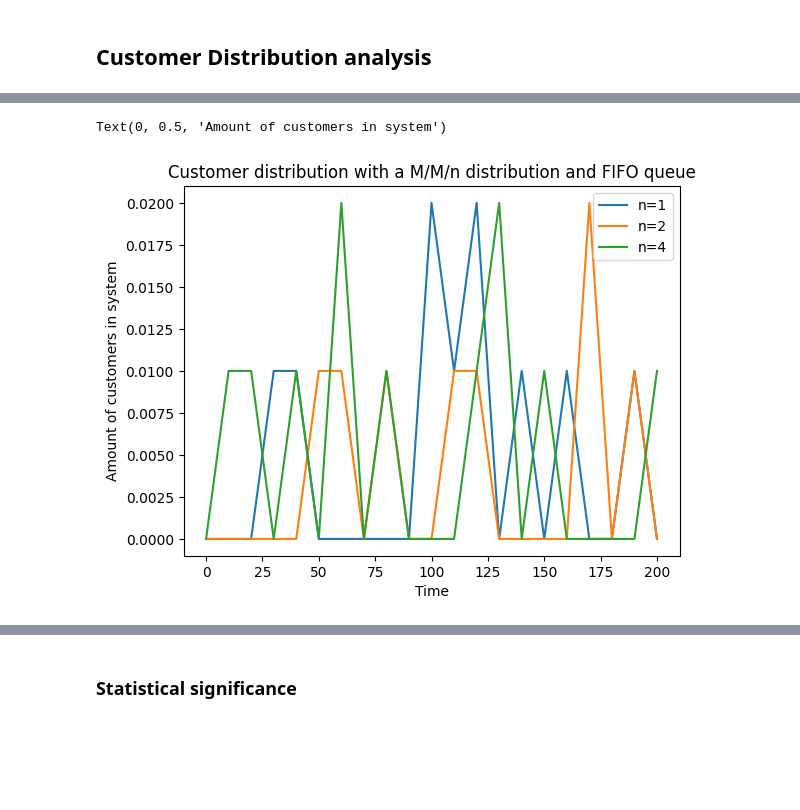
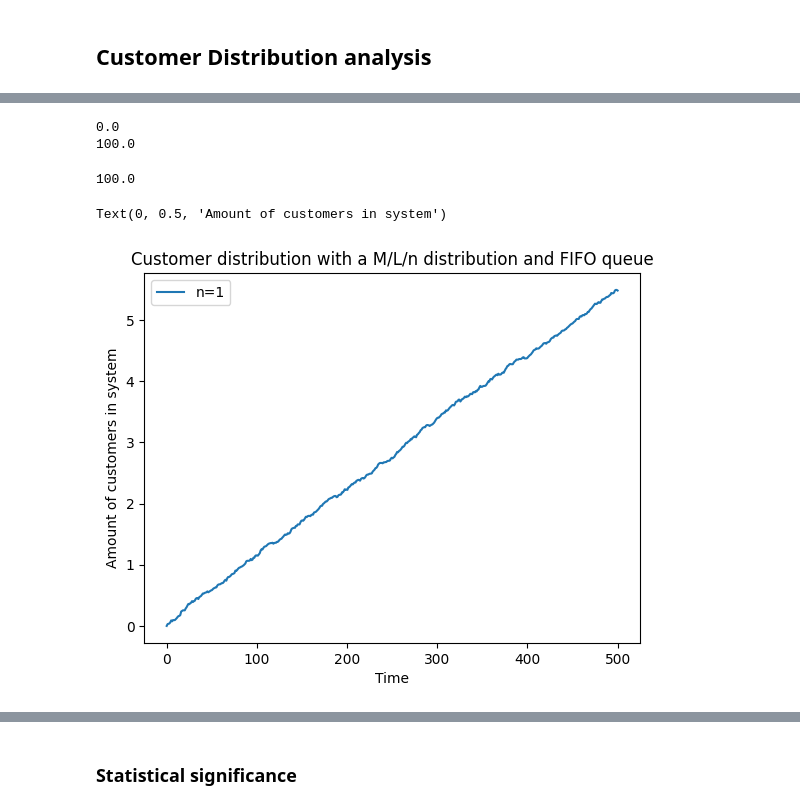
Before and after one commit to gajera-divya/Stochastic_simulations, a Jupyter notebook: SS_Kenia_Divya_Thomas_Assignment2.ipynb, the cells around one changed output, grey strips where cells are left out. Cells and saved outputs as stored; diff of their text form; code cells hidden in the pictures; blank space fills up the shorter version.

```diff
--- a/SS_Kenia_Divya_Thomas_Assignment2.ipynb
+++ b/SS_Kenia_Divya_Thomas_Assignment2.ipynb
@@ -100,10 +32,10 @@ import numpy as np
 import matplotlib.pyplot as plt
 # %%
 class g:
-    arrival_rate = 1
+    number_of_servers = 1
+    arrival_rate = 1/number_of_servers
     service_rate = 2
-    number_of_servers = 1
-    sim_duration = 200
+    sim_duration = 500
     number_of_runs = 10
 
 class Customer:
@@ -128,6 +60,7 @@ class Queue:
         self.results_df.set_index("Customer ID", inplace=True)
         self.arrival_times = []
         self.departure_times = []
+        self.queue_empty_duration = 0
 
 
     # Method that generates customers arrivals
@@ -157,7 +90,7 @@ class Queue:
             if self.queue_type == "MMn":
                 sampled_service_time = random.expovariate(g.service_rate)
             elif self.queue_type == "MDn":
-                sampled_service_time = 2
+                sampled_service_time = 3.6
             elif self.queue_type == "MLn":
                     rand = random.random()
                     if rand <= 0.75:
@@ -179,7 +112,7 @@ class Queue:
                                      "End Queueing": [end_queue], "Queueing Time": [customer.queue_time],
                                      "Sojourn Time": [sojourn_time], "Service Time":[sampled_service_time]})
             df_to_add.set_index("Customer ID", inplace=True)
-            self.results_df = df_to_add
+            self.results_df = pd.concat([self.results_df, df_to_add])
 
     def calculate_mean_times(self):
         self.mean_queue_time = self.results_df["Queueing Time"].mean()
@@ -266,20 +216,24 @@ Text(0, 0.5, 'Avg Waiting Time')
 # %% [markdown]
 ## Customer Distribution analysis
 # %%
-TIME_STEPS = [0, 10, 20, 30, 40, 50, 60, 70, 80, 90, 100, 110, 120, 130, 140, 150, 160, 170, 180, 190, 200]
+TIME_STEPS = np.linspace(0, 500, num=500) #[0, 5, 10, 15, 20, 25, 30, 35, 40, 45, 50, 55, 60, 65, 70, 75, 80, 85, 90, 95, 100, 105, 110, 115, 120, 125, 130, 135, 140, 145, 150, 155, 160, 165, 170, 175, 180, 185, 190, 195, 200]
 # %%
-def customer_distribution(type_queue, n, total_time):
+def customer_distribution(type_queue, n, total_time, MU):
     customer_distribution = []
     g.number_of_servers = n
-    g.number_of_runs = 100
+    g.number_of_runs = 200
+    g.arrival_rate = MU*0.9
+    g.service_rate = MU
     for run in range(g.number_of_runs):
         queue_model = Queue(run, type_queue)
         queue_model.run()
         arrival_times_run = np.array(queue_model.arrival_times)
         departure_times_run = np.array(queue_model.departure_times)
         temp_customer_distribution = []
+        unoccupied_queue_list = []
         temp_customer_time_step = 0
         customer_distribution = 0
+        unoccupied_queue = 0
         for t_step in range(len(total_time) - 1):
             arrivals_time_step = ((total_time[t_step] <= arrival_times_run) & (arrival_times_run <= total_time[t_step + 1])).sum()
             #print(arrivals_time_step)
@@ -288,12 +242,20 @@ def customer_distribution(type_queue, n, total_time):
             customers_time_step = temp_customer_time_step + (arrivals_time_step - departures_time_step)
             temp_customer_time_step = customers_time_step
             temp_customer_distribution.append(customers_time_step)
+            if customers_time_step == 0:
+                unoccupied_queue += 1
             #print(temp_customer_distribution)
         customer_distribution += np.array(temp_customer_distribution)
+        unoccupied_queue_list.append(unoccupied_queue)
         #print(customer_distribution)
+
     avg_customer_distribution = customer_distribution / g.number_of_runs
+    unoccupied_queue_mean = sum(unoccupied_queue_list)/ len(unoccupied_queue_list)
+    print(unoccupied_queue_mean)
+    occupied_mean = ((500 - (unoccupied_queue_mean)) /500) * 100
+    print(occupied_mean)
     #print(avg_customer_distribution)
     cd = avg_customer_distribution.tolist()
     cd.insert(0,0)
-    return cd
+    return cd, occupied_mean
 # %%
@@ -303,11 +343,20 @@ cd_4_MMn = customer_distribution("MMn", 4, TIME_STEPS)
+# %%
+cd_1_MLn, occupied_rate_1_MLn = customer_distribution("MLn", 1, TIME_STEPS, MU)
+#cd_2_MLn = customer_distribution("MLn", 2, TIME_STEPS, MU)
+#cd_4_MLn = customer_distribution("MLn", 4, TIME_STEPS, MU)
+# %% [output]
+0.0
+100.0
 # %%
-plt.plot(TIME_STEPS, cd_1_MMn, label="n=1")
-plt.plot(TIME_STEPS, cd_2_MMn, label="n=2")
-plt.plot(TIME_STEPS, cd_4_MMn, label="n=4")
+print(occupied_rate_1_MLn)
+plt.plot(TIME_STEPS, cd_1_MLn, label="n=1")
+#plt.plot(TIME_STEPS, cd_2_MLn, label="n=2")
+#plt.plot(TIME_STEPS, cd_4_MLn, label="n=4")
 plt.legend()
-plt.title("Customer distribution with a M/M/n distribution and FIFO queue")
+plt.title("Customer distribution with a M/L/n distribution and FIFO queue")
 plt.xlabel("Time")
 plt.ylabel("Amount of customers in system")
 # %% [output]
-Text(0, 0.5, 'Amount of customers in system')
+100.0
+Text(0, 0.5, 'Amount of customers in system')
-[figure, old version]
+[figure, new version]
```
Also changed, not shown: parts of 17 cells of this notebook, 7 other files.
